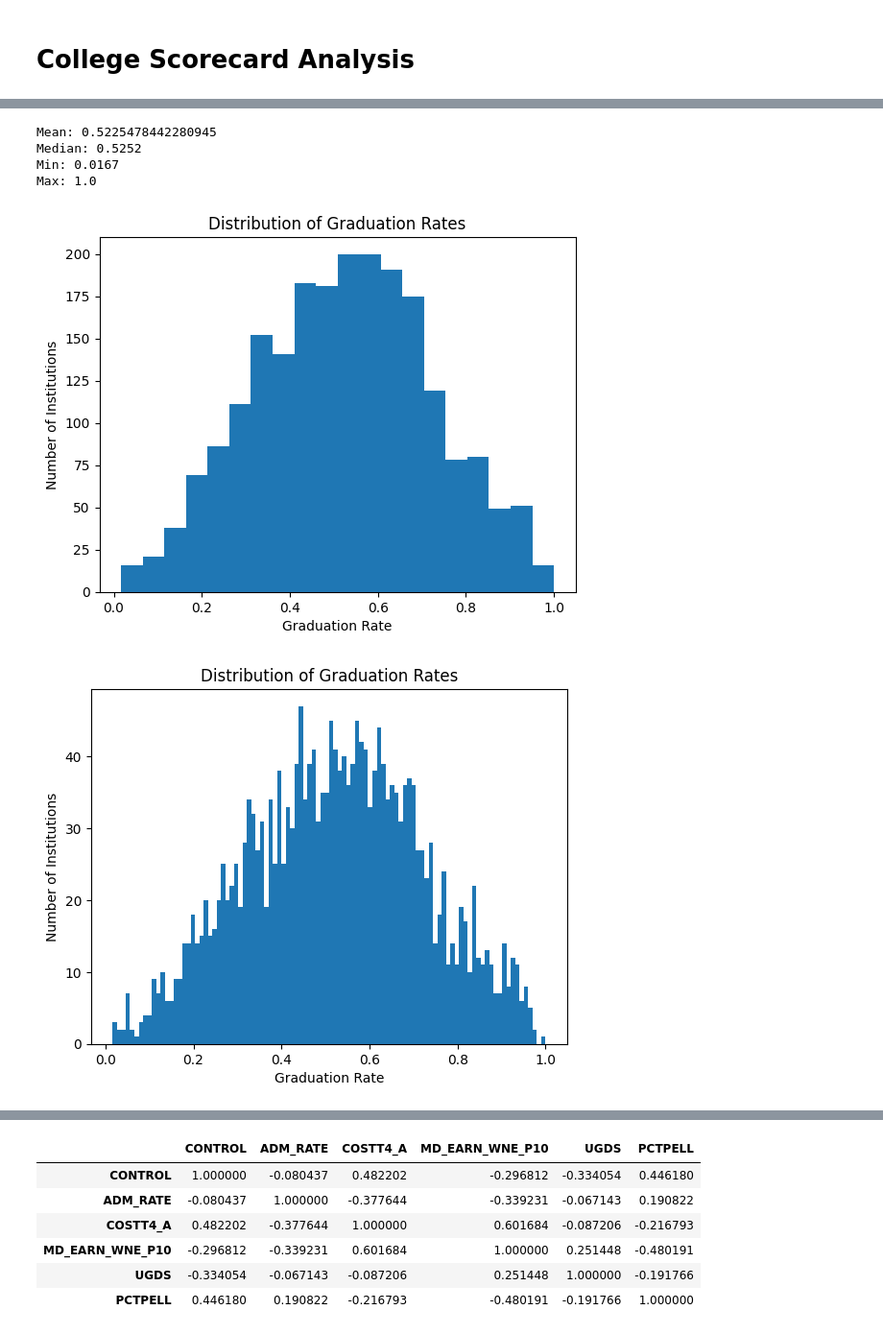
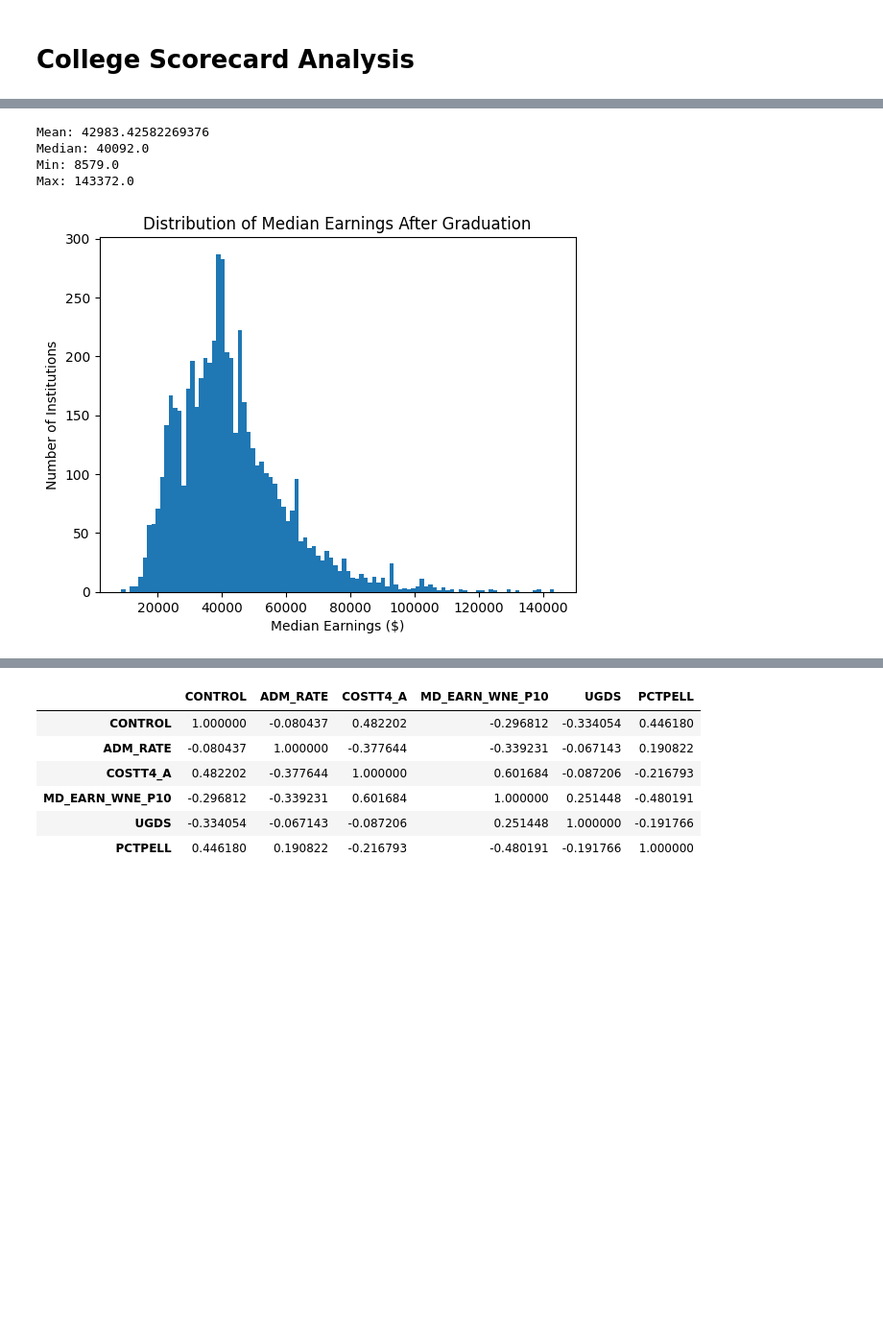
Before and after one commit to connermay/OMDS-ModB2-Week4-May-Conner, a Jupyter notebook: hw-portion-wk4.ipynb, the cells around one changed output, grey strips where cells are left out. Shown at 96% size. Cells and saved outputs as stored; diff of their text form; code cells hidden in the pictures; blank space fills up the shorter version.

```diff
--- a/hw-portion-wk4.ipynb
+++ b/hw-portion-wk4.ipynb
@@ -149,32 +138,38 @@ df_college_small.head()
+# %%
+# Make sure columns are treated numerically instead of strings/objects.
+numeric_cols = [
+    'ADM_RATE',
+    'COSTT4_A',
+    'MD_EARN_WNE_P10',
+    'DEBT_MDN',
+    'UGDS',
+    'PCTPELL'
+]
+
+df_cs_spec[numeric_cols] = df_cs_spec[numeric_cols].apply(
+    pd.to_numeric, errors='coerce'
+)
 # %%
-# Simple histogram that shows number of schools by graduation rate to understand base distribution.
-grad = pd.to_numeric(df_college_small['C150_4_POOLED_SUPP'], errors='coerce')
-grad = grad.dropna()
+# Simple histogram that shows number of institutions and their median earnings.
+earnings = df_cs_spec['MD_EARN_WNE_P10'].dropna()
 
 plt.figure()
-plt.hist(grad, bins=20)
-plt.title("Distribution of Graduation Rates")
-plt.xlabel("Graduation Rate")
+plt.hist(earnings, bins=100)
+plt.title("Distribution of Median Earnings After Graduation")
+plt.xlabel("Median Earnings ($)")
 plt.ylabel("Number of Institutions")
 
-plt.figure()
-plt.hist(grad, bins=100)
-plt.title("Distribution of Graduation Rates")
-plt.xlabel("Graduation Rate")
-plt.ylabel("Number of Institutions")
+print("Mean:", earnings.mean())
+print("Median:", earnings.median())
+print("Min:", earnings.min())
+print("Max:", earnings.max())
 
-print("Mean:", grad.mean())
-print("Median:", grad.median())
-print("Min:", grad.min())
-print("Max:", grad.max())
-
-#This distribution is largely normal with a slight left skew. Changing the bin width changes this graph quite a bit, 100 bins so rate by every percentage shows a lot more variance as you go percentage to percentage as shown.
+#This distribution is largely normal with a slight right skew. Changing the bin width changes this graph quite a bit, 100 bins so rate by every percentage shows a lot more variance as you go percentage to percentage as shown.
 # %% [output]
-Mean: 0.5225478442280945
-Median: 0.5252
-Min: 0.0167
-Max: 1.0
+Mean: 42983.42582269376
+Median: 40092.0
+Min: 8579.0
+Max: 143372.0
-[figure, old version]
+[figure, new version]
-[figure, removed]
 # %%
 # Looking at earnings 10 years after graduation histogram by number of schools falling into that category.
```
Also changed, not shown: parts of 25 cells of this notebook, 1 other file.
